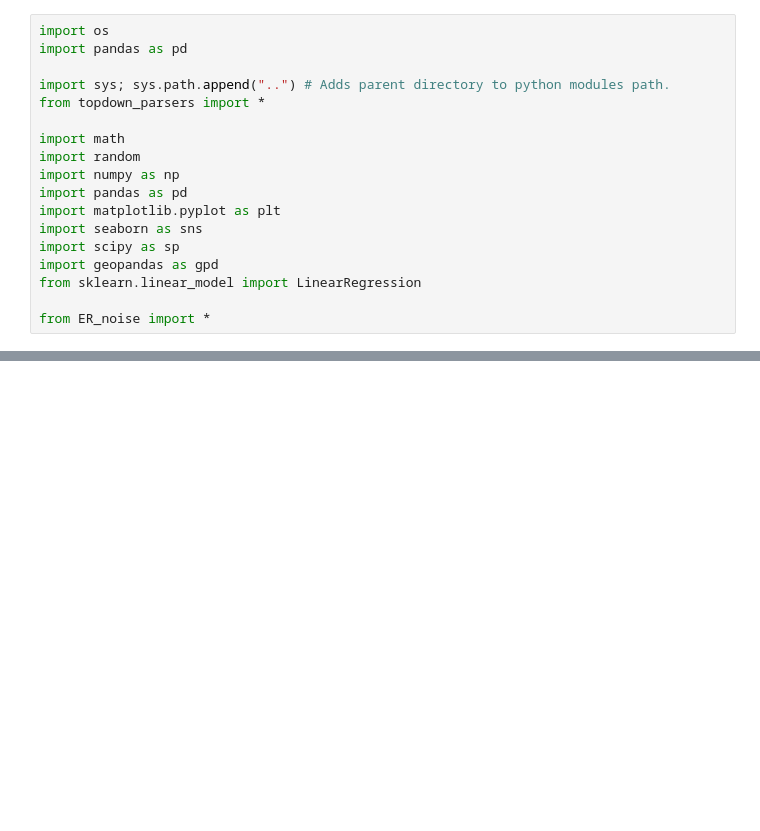
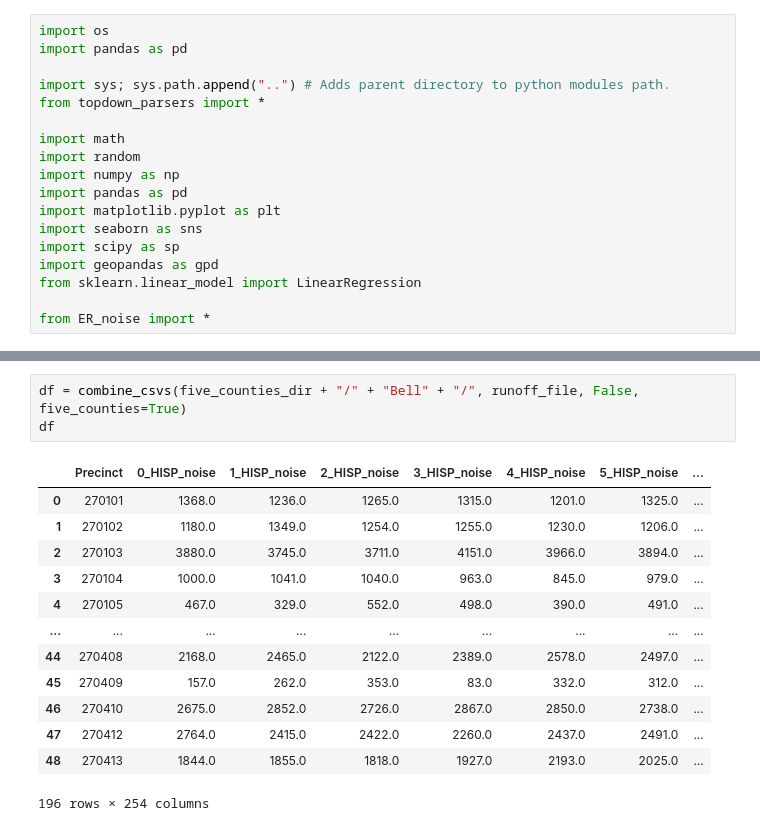
Before and after one commit to mggg/census-diff-privacy, a Jupyter notebook: topdown/topdown_plots/make_plots.ipynb, the cells around one changed output, grey strips where cells are left out. Cells and saved outputs as stored; diff of their text form; blank space fills up the shorter version.

```diff
--- a/topdown/topdown_plots/make_plots.ipynb
+++ b/topdown/topdown_plots/make_plots.ipynb
@@ -246,0 +277,17 @@ sigma_matches
+# %%
+df = combine_csvs(five_counties_dir + "/" + "Bell" + "/", runoff_file, False, five_counties=True)
+df
+# %% [output]
+|  | Precinct | 0_HISP_noise | 1_HISP_noise | 2_HISP_noise | 3_HISP_noise | 4_HISP_noise | 5_HISP_noise | ... |
+| 0 | 270101 | 1368.0 | 1236.0 | 1265.0 | 1315.0 | 1201.0 | 1325.0 | ... |
+| 1 | 270102 | 1180.0 | 1349.0 | 1254.0 | 1255.0 | 1230.0 | 1206.0 | ... |
+| 2 | 270103 | 3880.0 | 3745.0 | 3711.0 | 4151.0 | 3966.0 | 3894.0 | ... |
+| 3 | 270104 | 1000.0 | 1041.0 | 1040.0 | 963.0 | 845.0 | 979.0 | ... |
+| 4 | 270105 | 467.0 | 329.0 | 552.0 | 498.0 | 390.0 | 491.0 | ... |
+| ... | ... | ... | ... | ... | ... | ... | ... | ... |
+| 44 | 270408 | 2168.0 | 2465.0 | 2122.0 | 2389.0 | 2578.0 | 2497.0 | ... |
+| 45 | 270409 | 157.0 | 262.0 | 353.0 | 83.0 | 332.0 | 312.0 | ... |
+| 46 | 270410 | 2675.0 | 2852.0 | 2726.0 | 2867.0 | 2850.0 | 2738.0 | ... |
+| 47 | 270412 | 2764.0 | 2415.0 | 2422.0 | 2260.0 | 2437.0 | 2491.0 | ... |
+| 48 | 270413 | 1844.0 | 1855.0 | 1818.0 | 1927.0 | 2193.0 | 2025.0 | ... |
+196 rows × 254 columns
```
Also changed, not shown: parts of 29 cells of this notebook, 2 other files.
